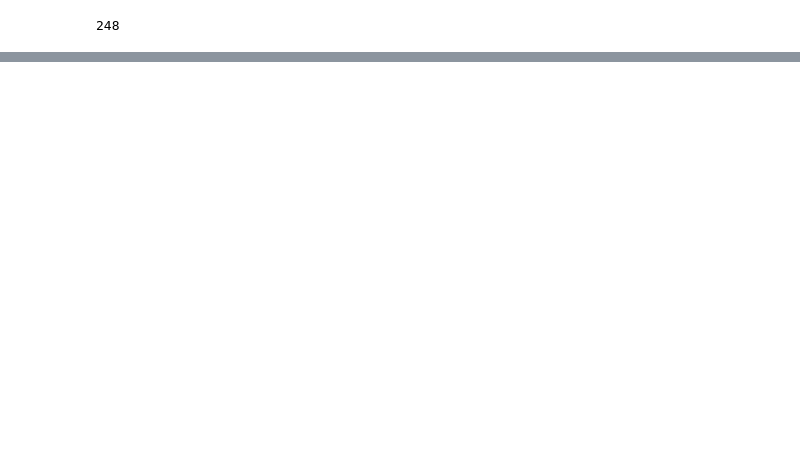
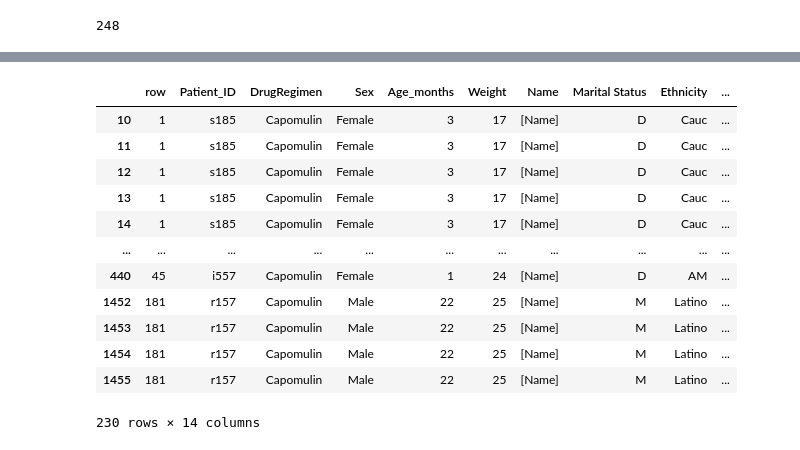
Before and after one commit to citizendez/PharmaDataAnalysis, a Jupyter notebook: PharmaDataAnalysis.ipynb, the cells around one changed output, grey strips where cells are left out. Drawn from its saved outputs; the diff is of its cells as text; code cells hidden in the pictures; blank space fills up the shorter version.

```diff
--- a/PharmaDataAnalysis.ipynb
+++ b/PharmaDataAnalysis.ipynb
@@ -98,0 +213,17 @@ count
+# %%
+df_cap = clean_df.loc[clean_df.DrugRegimen == 'Capomulin']
+df_cap
+# %% [output]
+|  | row | Patient_ID | DrugRegimen | Sex | Age_months | Weight | Name | Marital Status | Ethnicity | ... |
+| 10 | 1 | s185 | Capomulin | Female | 3 | 17 | [Name] | D | Cauc | ... |
+| 11 | 1 | s185 | Capomulin | Female | 3 | 17 | [Name] | D | Cauc | ... |
+| 12 | 1 | s185 | Capomulin | Female | 3 | 17 | [Name] | D | Cauc | ... |
+| 13 | 1 | s185 | Capomulin | Female | 3 | 17 | [Name] | D | Cauc | ... |
+| 14 | 1 | s185 | Capomulin | Female | 3 | 17 | [Name] | D | Cauc | ... |
+| ... | ... | ... | ... | ... | ... | ... | ... | ... | ... | ... |
+| 440 | 45 | i557 | Capomulin | Female | 1 | 24 | [Name] | D | AM | ... |
+| 1452 | 181 | r157 | Capomulin | Male | 22 | 25 | [Name] | M | Latino | ... |
+| 1453 | 181 | r157 | Capomulin | Male | 22 | 25 | [Name] | M | Latino | ... |
+| 1454 | 181 | r157 | Capomulin | Male | 22 | 25 | [Name] | M | Latino | ... |
+| 1455 | 181 | r157 | Capomulin | Male | 22 | 25 | [Name] | M | Latino | ... |
+230 rows × 14 columns
```
Also changed, not shown: parts of 24 cells of this notebook.
